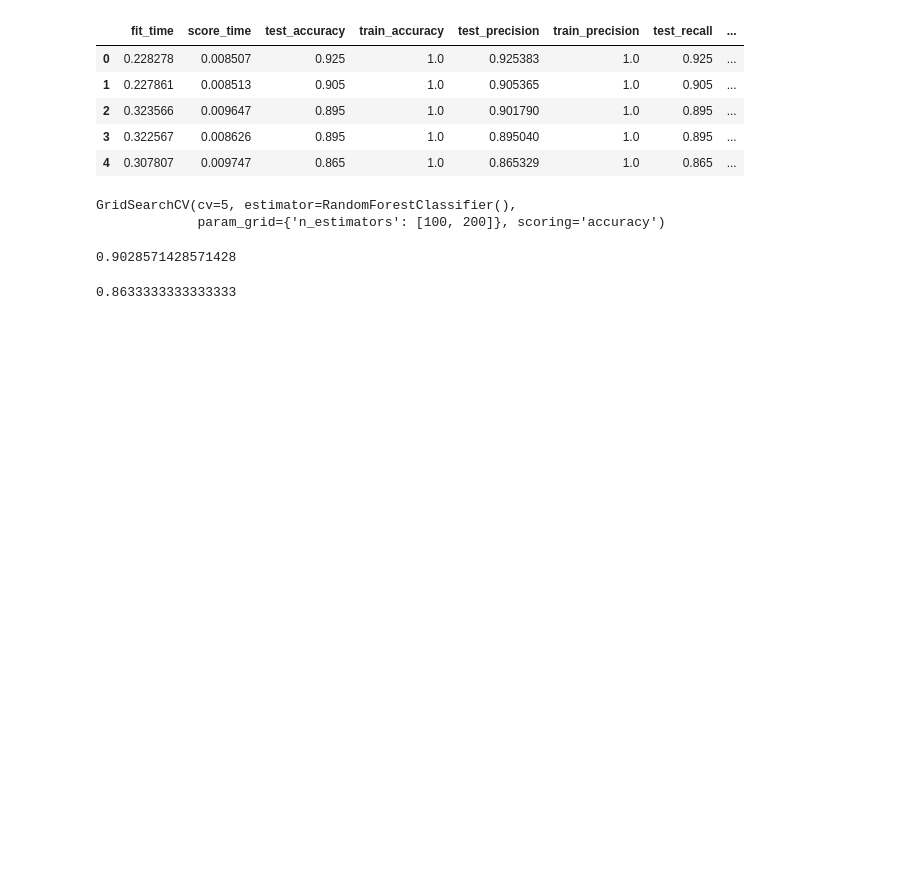
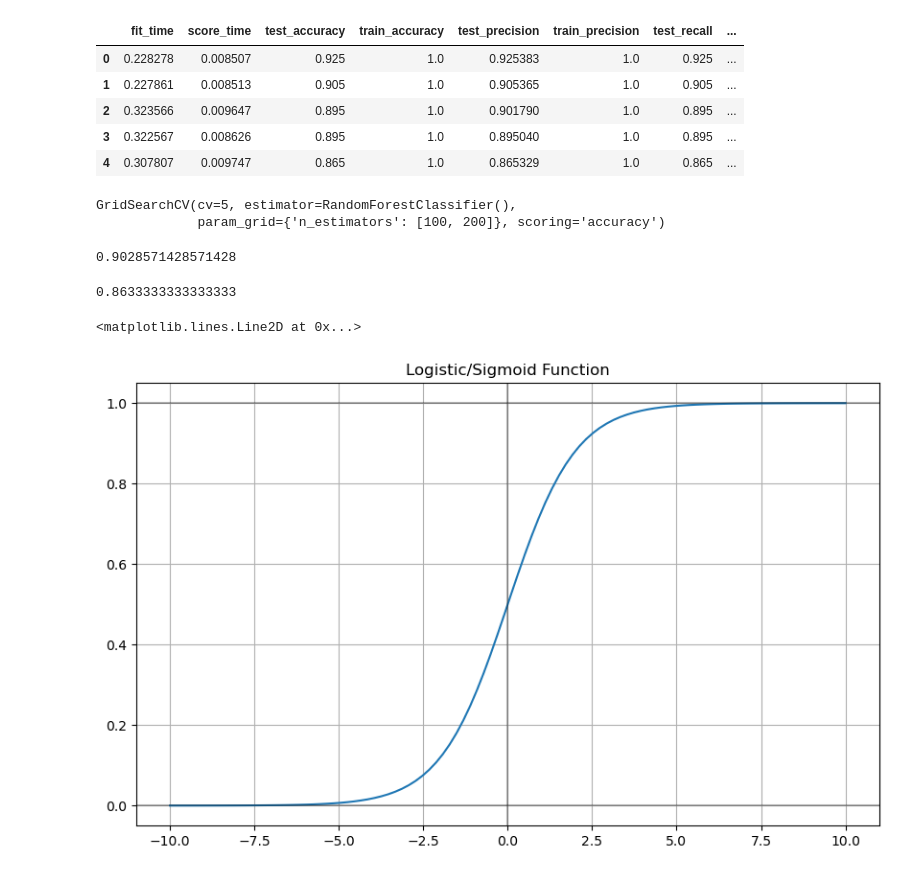
Before and after one commit to vyshnev/Classical-machine-learning-projects, a Jupyter notebook: Beginner projects/Instagram Reach Analysis.ipynb, the cells around one changed output. Drawn from its saved outputs; the diff is of its cells as text; code cells hidden in the pictures; blank space fills up the shorter version.

```diff
--- a/Beginner projects/Instagram Reach Analysis.ipynb
+++ b/Beginner projects/Instagram Reach Analysis.ipynb
@@ -371,3 +371,25 @@ y_pred = grid_search.predict(X_test)
 accuracy_score(y_test, y_pred)
 # %% [output]
 0.8633333333333333
+# %%
+import numpy as np
+import matplotlib.pyplot as plt
+
+def logistic(x):
+    return 1 / (1 + np.exp(-x))
+
+# Create data points
+x = np.linspace(-10, 10, 100)
+y = logistic(x)
+
+# Plot the logistic function
+plt.figure(figsize=(10, 6))
+plt.plot(x, y)
+plt.title('Logistic/Sigmoid Function')
+plt.grid(True)
+plt.axhline(y=0, color='k', linestyle='-', alpha=0.3)
+plt.axhline(y=1, color='k', linestyle='-', alpha=0.3)
+plt.axvline(x=0, color='k', linestyle='-', alpha=0.3)
+# %% [output]
+<matplotlib.lines.Line2D at 0x...>
+[figure, added]
```
Also changed, not shown: 7 other files.
